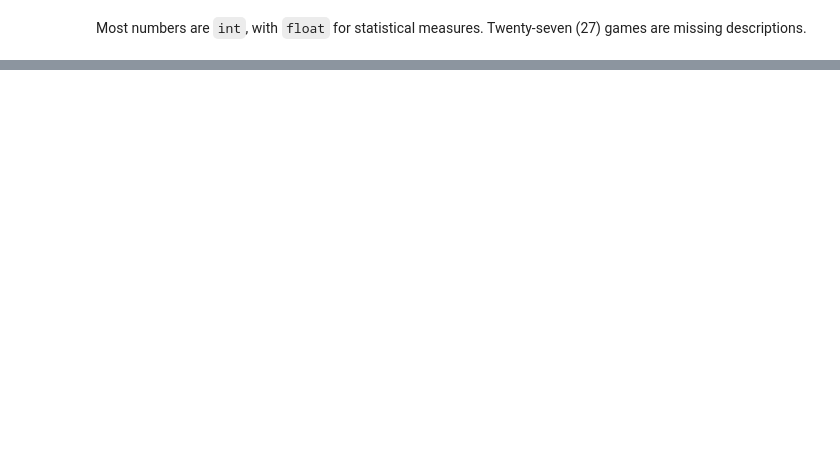
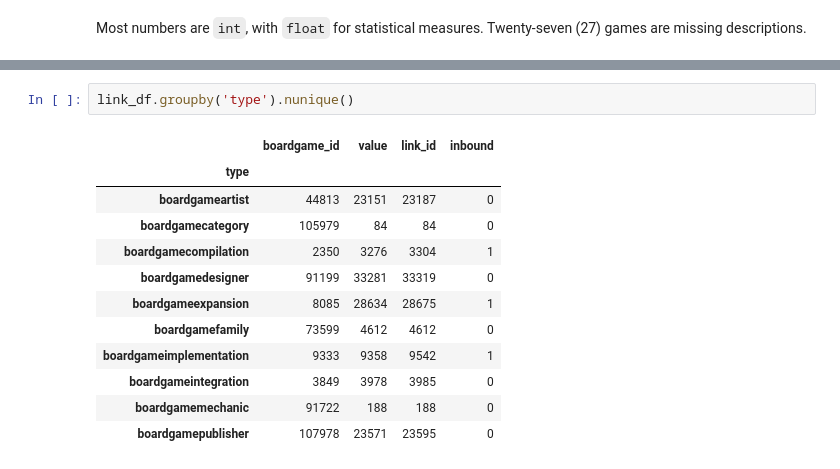
Before and after one commit to andrewKOwong/boardgames, a Jupyter notebook: analysis.ipynb, the cells around one changed output, grey strips where cells are left out. Drawn from its saved outputs; the diff is of its cells as text; blank space fills up the shorter version.

```diff
--- a/analysis.ipynb
+++ b/analysis.ipynb
@@ -90,0 +608,15 @@ ID: 224083
+# %%
+link_df.groupby('type').nunique()
+# %% [output]
+|  | boardgame_id | value | link_id | inbound |
+| type |  |  |  |  |
+| boardgameartist | 44813 | 23151 | 23187 | 0 |
+| boardgamecategory | 105979 | 84 | 84 | 0 |
+| boardgamecompilation | 2350 | 3276 | 3304 | 1 |
+| boardgamedesigner | 91199 | 33281 | 33319 | 0 |
+| boardgameexpansion | 8085 | 28634 | 28675 | 1 |
+| boardgamefamily | 73599 | 4612 | 4612 | 0 |
+| boardgameimplementation | 9333 | 9358 | 9542 | 1 |
+| boardgameintegration | 3849 | 3978 | 3985 | 0 |
+| boardgamemechanic | 91722 | 188 | 188 | 0 |
+| boardgamepublisher | 107978 | 23571 | 23595 | 0 |
```
Also changed, not shown: parts of 78 cells of this notebook.
